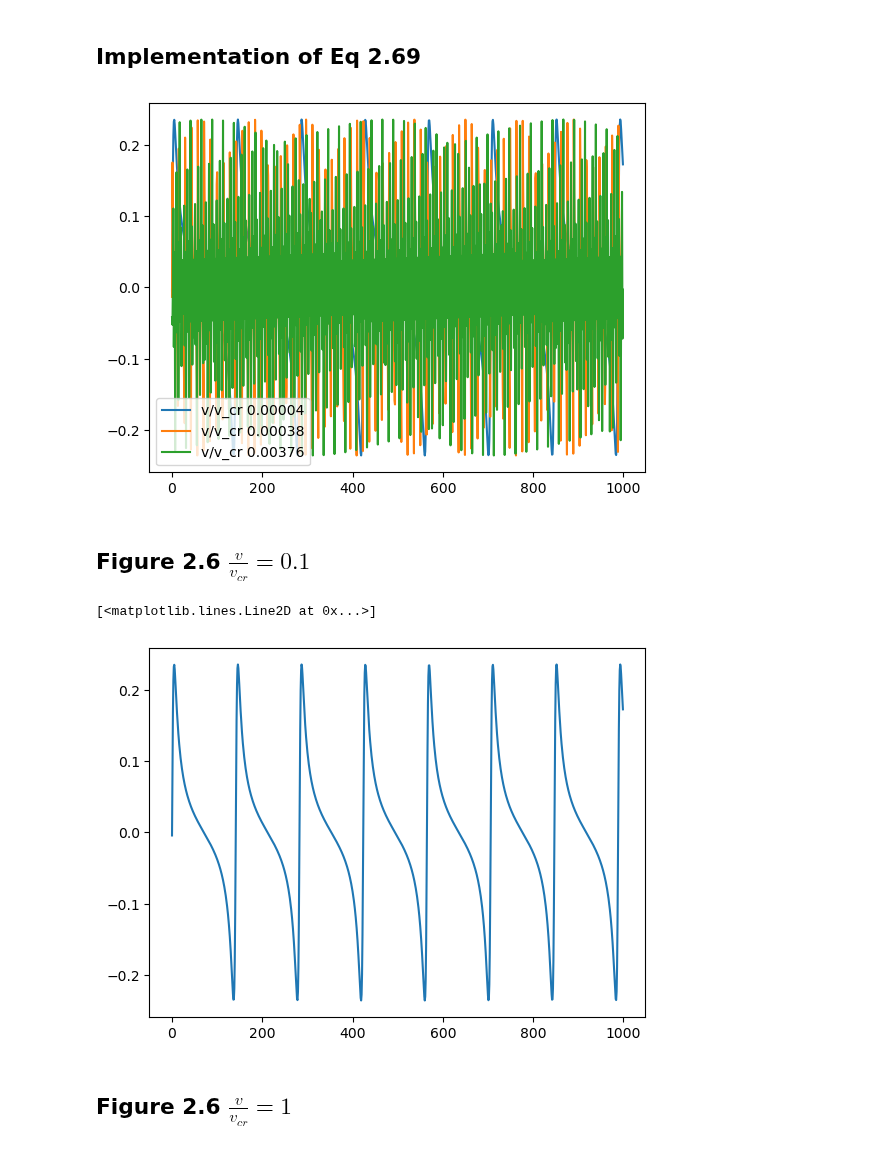
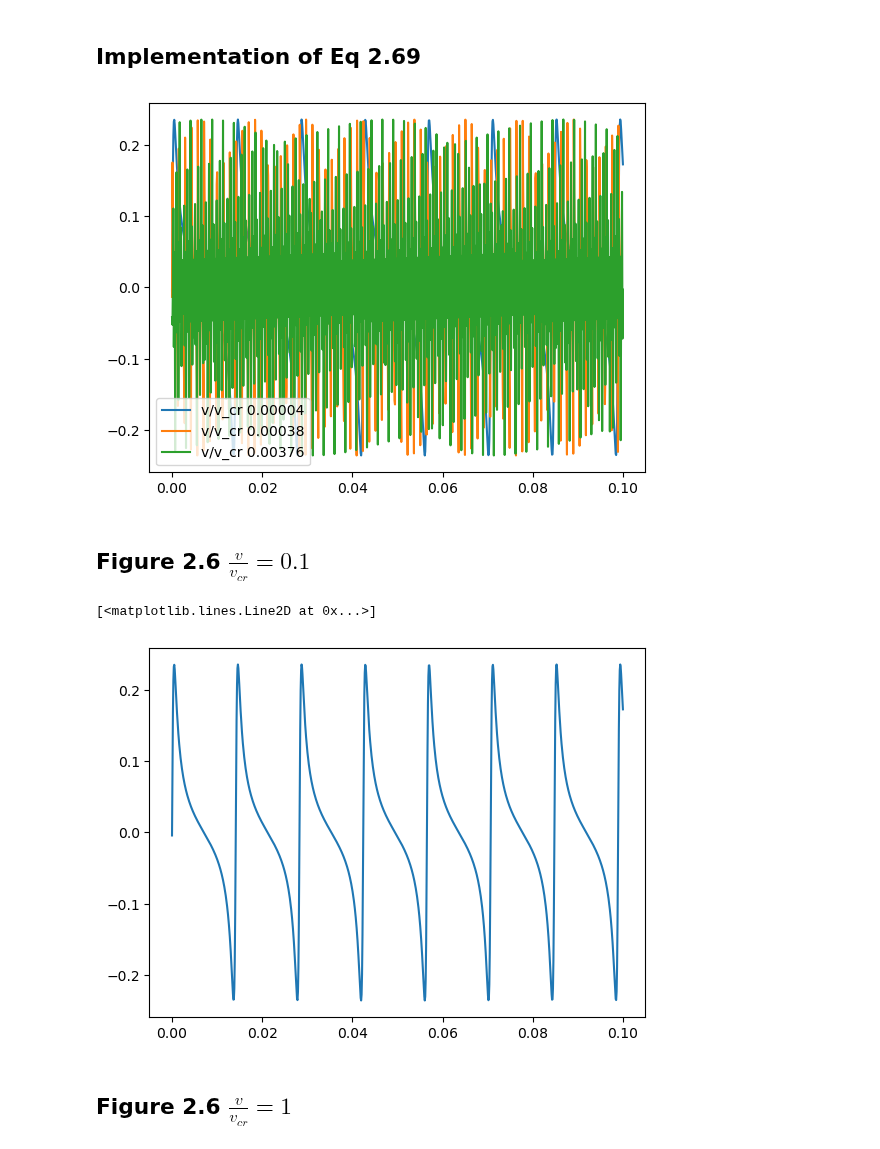
Before and after one commit to matib12/oreonspy, a Jupyter notebook: nb/FP cavity dynamics.ipynb, the cells around one changed output. Saved outputs shown, nothing was run; the diff lists cells and outputs as text; code cells hidden in the pictures.

```diff
--- a/nb/FP cavity dynamics.ipynb
+++ b/nb/FP cavity dynamics.ipynb
@@ -285,19 +285,19 @@ def E_cr(t, Ein, V):
 # %%
 vel = [v_cr()/10, v_cr(), v_cr()*10]
 res_scan = {}
 for i, j in zip([0,1,2], vel):
     res_scan[i] = E_cr(tdata, ein, j)
-    plt.plot(-res_scan[i].imag, label="v/v_cr {0:.5f}".format(j))
+    plt.plot(tdata, -res_scan[i].imag, label="v/v_cr {0:.5f}".format(j))
     plt.legend()
 # %% [output]
-[figure, old version]
+[figure, new version]
 # %% [markdown]
 ## Figure 2.6 $\frac{v}{v_{cr}} = 0.1$
 # %%
-plt.plot(-res_scan[0].imag)
+plt.plot(tdata, -res_scan[0].imag)
 # %% [output]
 [<matplotlib.lines.Line2D at 0x...>]
-[figure, old version]
+[figure, new version]
 # %% [markdown]
 ## Figure 2.6 $\frac{v}{v_{cr}} = 1$
 # %%
```
Also changed, not shown: parts of 6 cells of this notebook.
